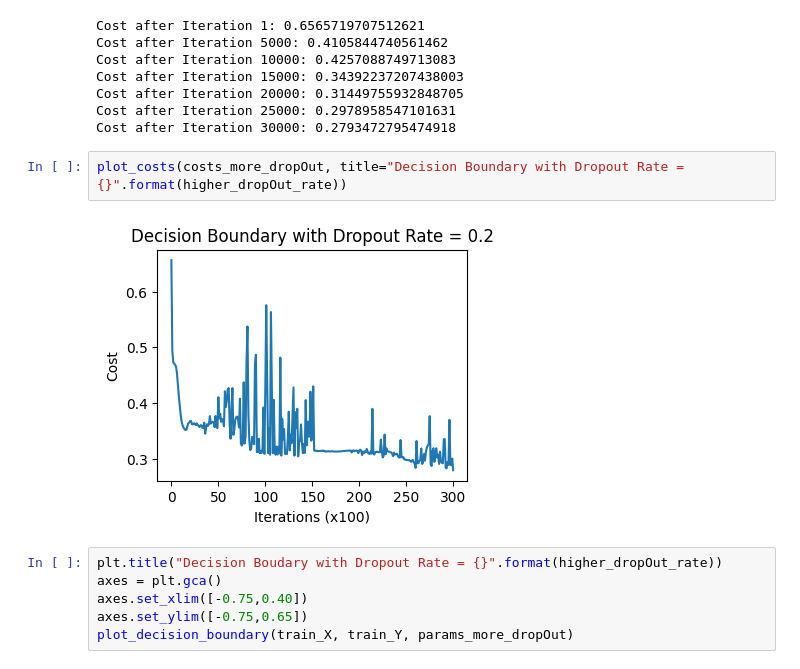
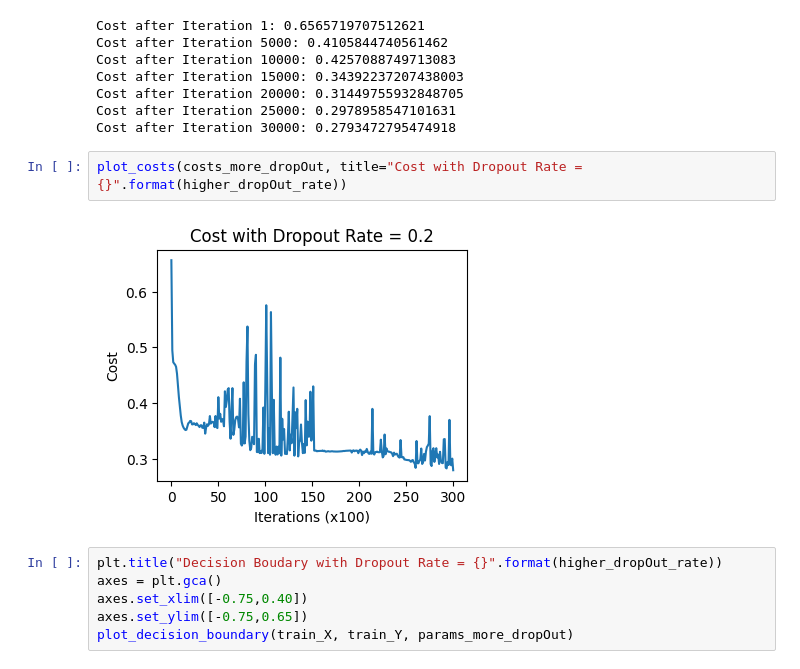
Before and after one commit to manhtdxxx/learn-ML, a Jupyter notebook: 04 - Deep Learning/DL Specialization by Andrew Ng/C2_W1 - Dropout Regularization.ipynb, the cells around one changed output. Drawn from its saved outputs; the diff is of its cells as text.

```diff
--- a/04 - Deep Learning/DL Specialization by Andrew Ng/C2_W1 - Dropout Regularization.ipynb
+++ b/04 - Deep Learning/DL Specialization by Andrew Ng/C2_W1 - Dropout Regularization.ipynb
@@ -236,9 +236,9 @@ Cost after Iteration 20000: 0.31449755932848705
 Cost after Iteration 25000: 0.2978958547101631
 Cost after Iteration 30000: 0.2793472795474918
 # %%
-plot_costs(costs_more_dropOut, title="Decision Boundary with Dropout Rate = {}".format(higher_dropOut_rate))
+plot_costs(costs_more_dropOut, title="Cost with Dropout Rate = {}".format(higher_dropOut_rate))
 # %% [output]
-[figure, old version]
+[figure, new version]
 # %%
 plt.title("Decision Boudary with Dropout Rate = {}".format(higher_dropOut_rate))
 axes = plt.gca()
```
Also changed, not shown: parts of 2 cells of this notebook.
